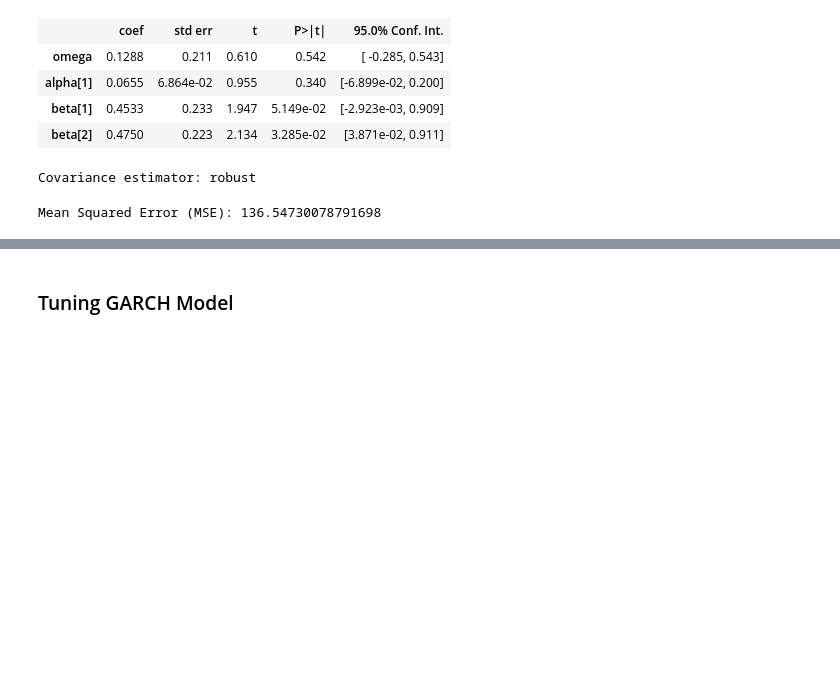
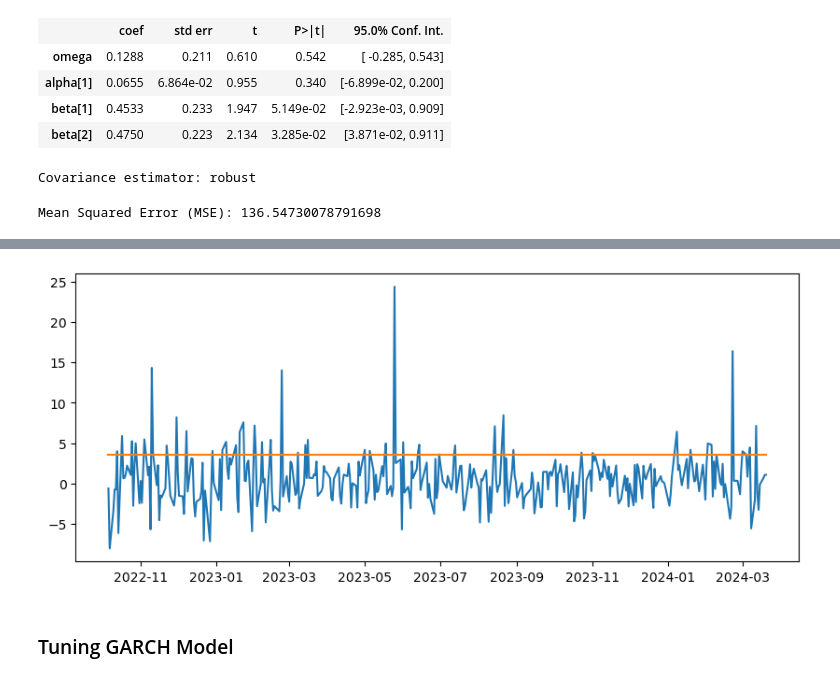
Before and after one commit to spencerhirsch/mlwhite, a Jupyter notebook: projects/project1/project1.ipynb, the cells around one changed output, grey strips where cells are left out. Saved outputs shown, nothing was run; the diff lists cells and outputs as text; code cells hidden in the pictures; blank space fills up the shorter version.

```diff
--- a/projects/project1/project1.ipynb
+++ b/projects/project1/project1.ipynb
@@ -514,3 +573,11 @@ Mean Squared Error (MSE): 136.54730078791698
+# %%
+rolling_predictions = pd.Series(rolling_predictions, index=returns.index[-365:])
+# %%
+plt.figure(figsize=(10, 4))
+true, = plt.plot(returns[-365:])
+preds, = plt.plot(rolling_predictions)
+# %% [output]
+[figure, added]
 # %% [markdown]
 ### Tuning GARCH Model
 # %%
```
Also changed, not shown: parts of 16 cells of this notebook, 2 other files.
